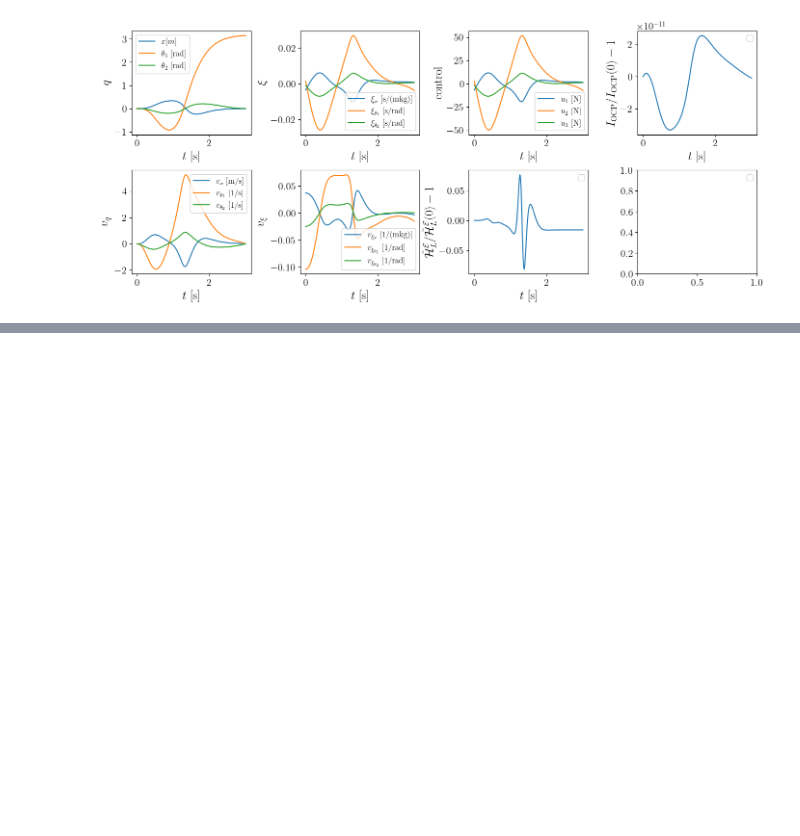
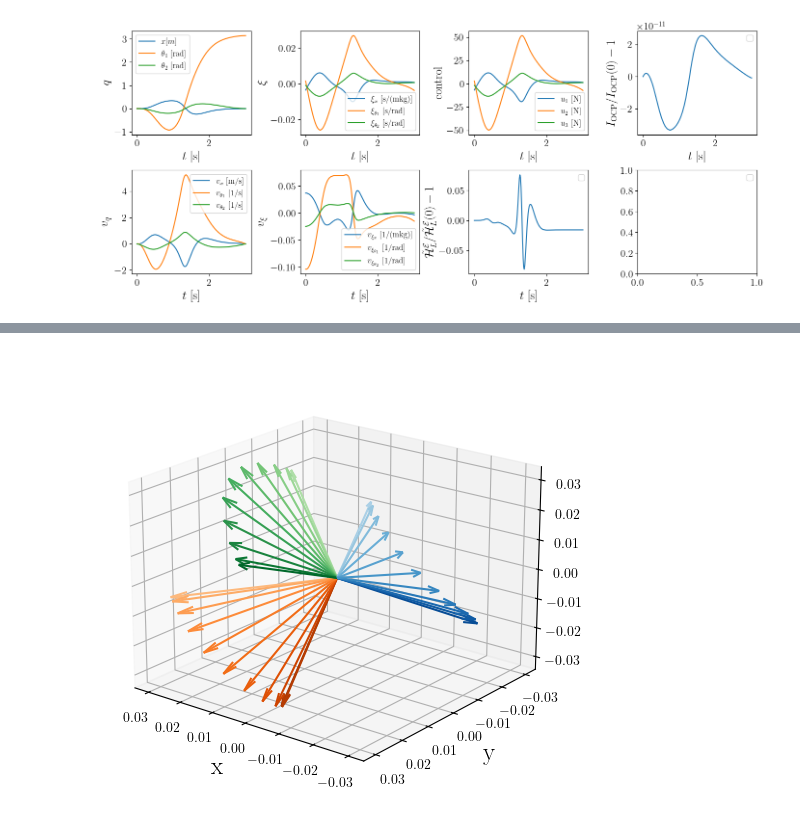
Before and after one commit to Institute-of-Applied-Dynamics/Pendulum_on_a_cart_variational_integrator_program, a Jupyter notebook: plotting_data_double_pendulum.ipynb, the cells around one changed output, grey strips where cells are left out. Drawn from its saved outputs; the diff is of its cells as text; code cells hidden in the pictures; blank space fills up the shorter version.

```diff
--- a/plotting_data_double_pendulum.ipynb
+++ b/plotting_data_double_pendulum.ipynb
@@ -157,0 +289,36 @@ No artists with labels found to put in legend.  Note that artists whose label st
+# %%
+start_k =0
+end_k = start_k+49
+basis_rigid_body_evo = plot_data['basis_rotation_evo']
+skips = 20
+
+basis_direction = basis_rigid_body_evo[:,1::skips]
+quiver_position = np.linspace([0,0,0],[0,0,0],len(basis_direction[0]))
+N = int((len(basis_rigid_body_evo[0])-1)/skips)
+colors = [mpl.colormaps['Oranges'],mpl.colormaps['Blues'],mpl.colormaps['Greens']]
+
+basis_vects=basis_rigid_body_evo
+ax = plt.figure().add_subplot(projection='3d')
+
+# fig=plt.figure(figsize=(10, 4.5))
+# axs =plt.subplot(1,2,2,projection='3d')
+# axs.append(plt.subplot(1,2,1))
+for tmp,tmpc in zip(basis_direction,colors):
+    for i in range(len(tmp)):
+        ax.quiver(*(quiver_position[i]) ,*(tmp[i]),length=0.041,normalize=True,color=tmpc(np.linspace(0,1,int(len(tmp)*1.8)))[i+6],arrow_length_ratio=0.1)
+
+
+# for k_val in range(1,len(basis_rigid_body_evo[0]),skips):
+#     ax.quiver(0,0,0,*(basis_vects[0][k_val]),length=0.041,normalize=True)
+#     # ax.plot(np.linspace(-1,1,10),np.linspace(-1,1,10),np.linspace(-1,1,10))
+ax.set_xlim([-0.033,0.033])
+ax.set_ylim([-0.033,0.033])
+ax.set_zlim([-0.033,0.033])
+ax.view_init(elev=20,azim=128,roll=0)
+ax.set_xlabel(r'x',fontsize=labelfont)
+ax.set_ylabel(r'y',fontsize=labelfont)
+ax.set_zlabel(r'z',fontsize=labelfont)
+plt.tight_layout()
+# plt.savefig('rigid_body_orientation_evo.pdf',bbox_inches='tight',edgecolor=fig.get_edgecolor())
+# %% [output]
+[figure, added]
```
Also changed, not shown: parts of 4 cells of this notebook, 5 other files.
